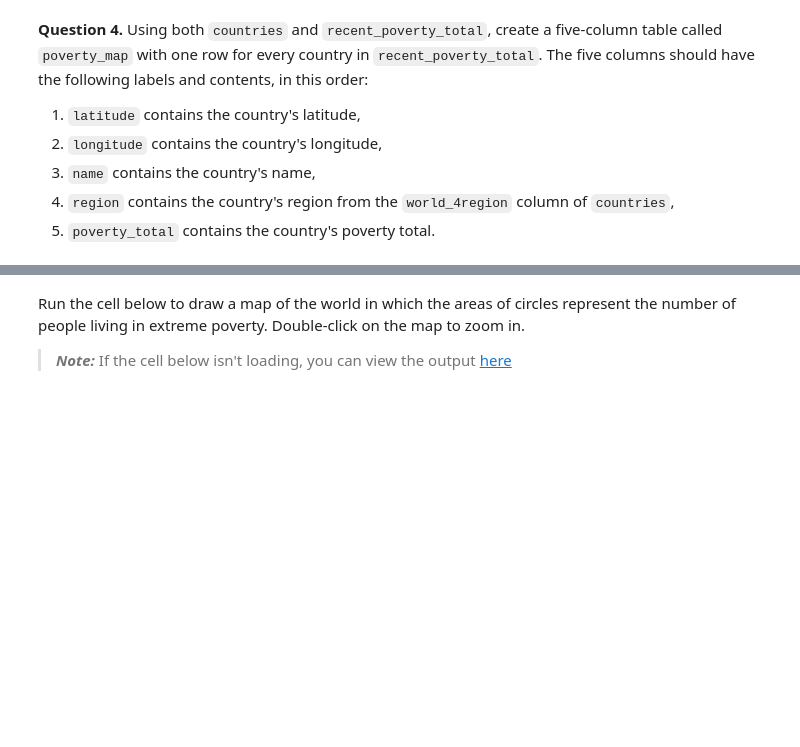
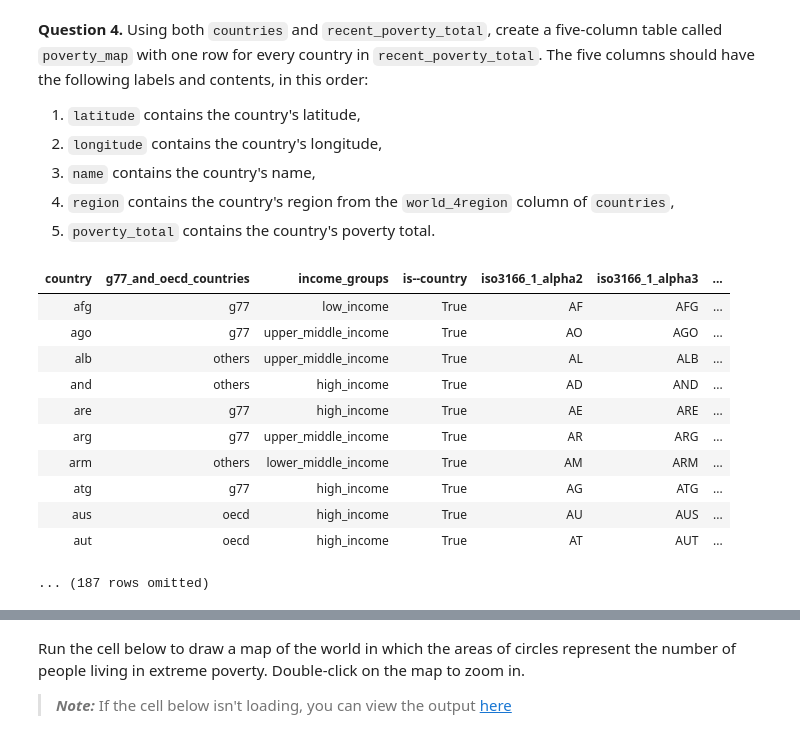
Before and after one commit to cohlrich/Intro-to-data-analytics---cohlrich, a Jupyter notebook: project1/project1.ipynb, the cells around one changed output, grey strips where cells are left out. Saved outputs shown, nothing was run; the diff lists cells and outputs as text; code cells hidden in the pictures; blank space fills up the shorter version.

```diff
--- a/project1/project1.ipynb
+++ b/project1/project1.ipynb
@@ -727,0 +736,15 @@ poverty_map
+# %%
+countries
+# %% [output]
+| country | g77_and_oecd_countries | income_groups | is--country | iso3166_1_alpha2 | iso3166_1_alpha3 | ... |
+| afg | g77 | low_income | True | AF | AFG | ... |
+| ago | g77 | upper_middle_income | True | AO | AGO | ... |
+| alb | others | upper_middle_income | True | AL | ALB | ... |
+| and | others | high_income | True | AD | AND | ... |
+| are | g77 | high_income | True | AE | ARE | ... |
+| arg | g77 | upper_middle_income | True | AR | ARG | ... |
+| arm | others | lower_middle_income | True | AM | ARM | ... |
+| atg | g77 | high_income | True | AG | ATG | ... |
+| aus | oecd | high_income | True | AU | AUS | ... |
+| aut | oecd | high_income | True | AT | AUT | ... |
+... (187 rows omitted)
```
Also changed, not shown: parts of 23 cells of this notebook, 1 other file.
